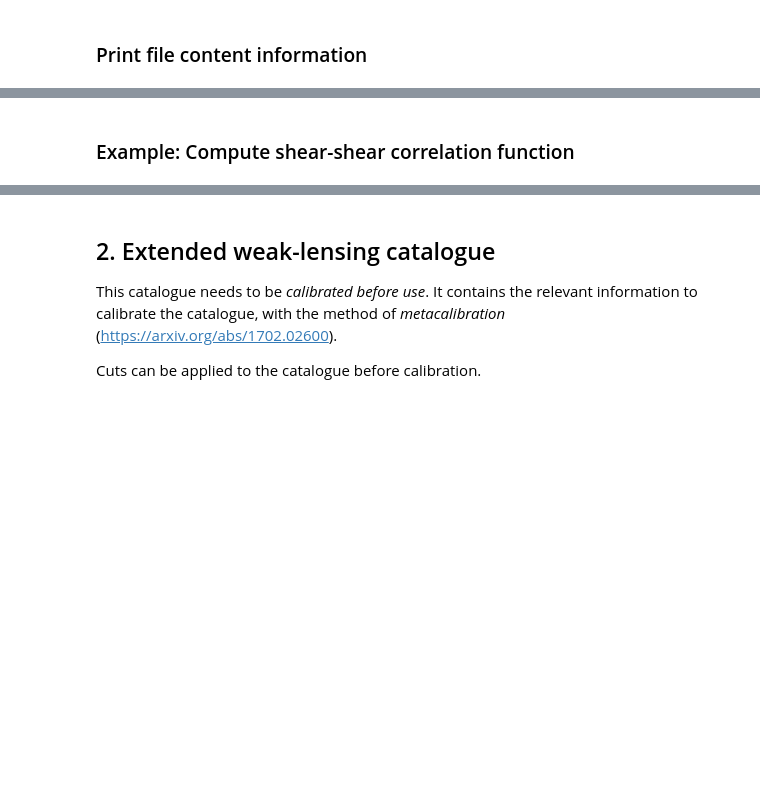
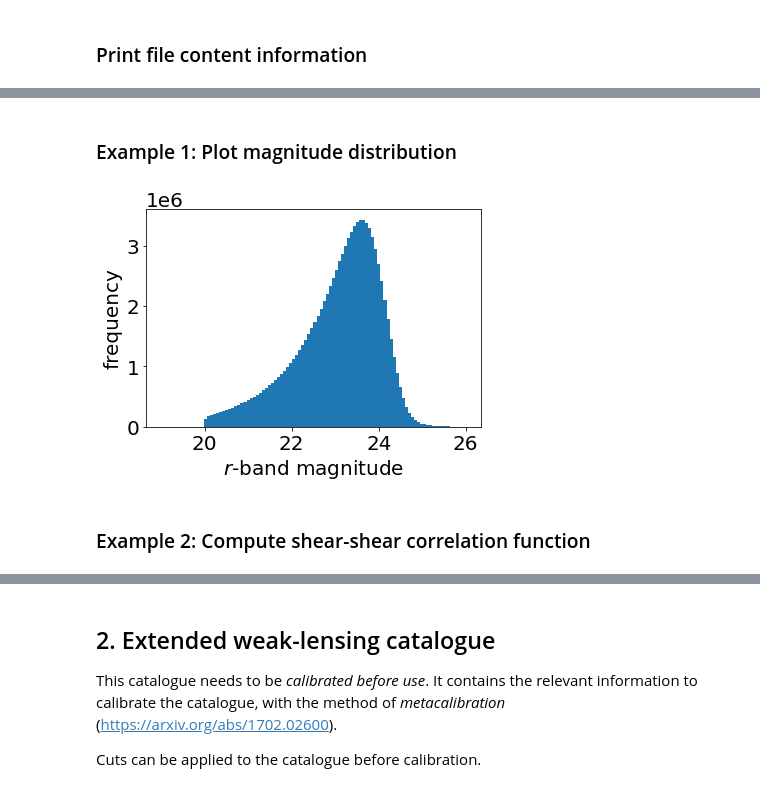
Before and after one commit to CosmoStat/sp_validation, a Jupyter notebook: notebooks/analyse_shear_cat/tutorial_UNIONS_SP_v1.0.ipynb, the cells around one changed output, grey strips where cells are left out. Saved outputs shown, nothing was run; the diff lists cells and outputs as text; code cells hidden in the pictures; blank space fills up the shorter version.

```diff
--- a/notebooks/analyse_shear_cat/tutorial_UNIONS_SP_v1.0.ipynb
+++ b/notebooks/analyse_shear_cat/tutorial_UNIONS_SP_v1.0.ipynb
@@ -108,5 +113,13 @@ TFORM6  = 'D       '
+# %% [markdown]
+### Example 1: Plot magnitude distribution
+# %%
+plt.hist(data['mag'], bins=100, range=(19, 26))
+plt.xlabel('$r$-band magnitude')
+_ = plt.ylabel('frequency')
+# %% [output]
+[figure, added]
 # %% [markdown]
-### Example: Compute shear-shear correlation function
+### Example 2: Compute shear-shear correlation function
 # %%
 # Create TreeCorr configuration
 
```
Also changed, not shown: parts of 20 cells of this notebook.
